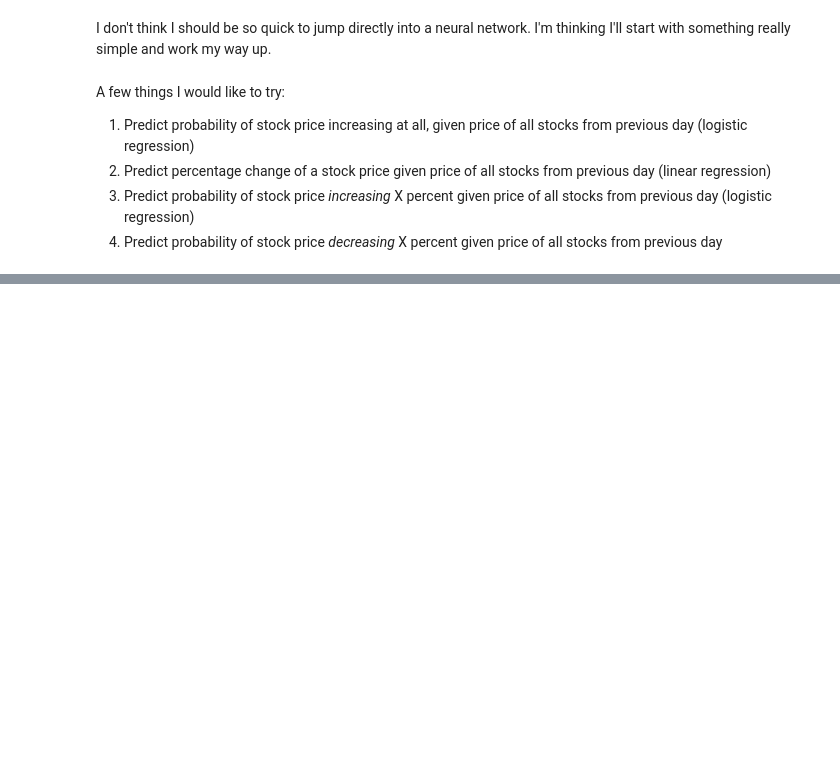
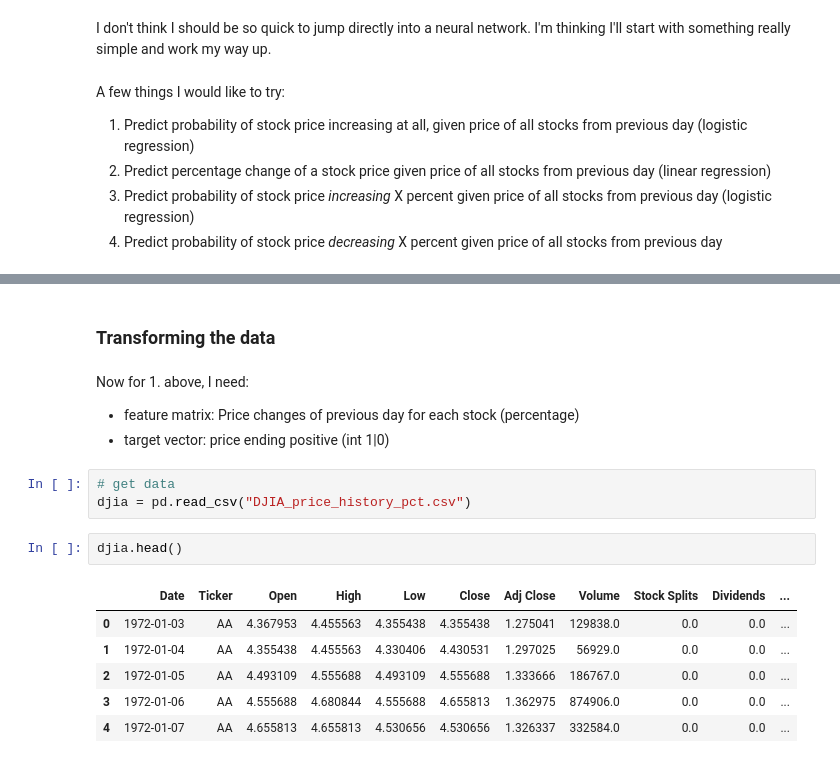
Before and after one commit to zdravoj/stock-bot, a Jupyter notebook: trading_sandbox.ipynb, the cells around one changed output, grey strips where cells are left out. Drawn from its saved outputs; the diff is of its cells as text; blank space fills up the shorter version.

```diff
--- a/trading_sandbox.ipynb
+++ b/trading_sandbox.ipynb
@@ -527,0 +545,18 @@ plt.ylim(top=0.5)
+# %% [markdown]
+### Transforming the data
+# %% [markdown]
+Now for 1. above, I need:
+- feature matrix: Price changes of previous day for each stock (percentage)
+- target vector: price ending positive (int 1|0)
+# %%
+# get data
+djia = pd.read_csv("DJIA_price_history_pct.csv")
+# %%
+djia.head()
+# %% [output]
+|  | Date | Ticker | Open | High | Low | Close | Adj Close | Volume | Stock Splits | Dividends | ... |
+| 0 | 1972-01-03 | AA | 4.367953 | 4.455563 | 4.355438 | 4.355438 | 1.275041 | 129838.0 | 0.0 | 0.0 | ... |
+| 1 | 1972-01-04 | AA | 4.355438 | 4.455563 | 4.330406 | 4.430531 | 1.297025 | 56929.0 | 0.0 | 0.0 | ... |
+| 2 | 1972-01-05 | AA | 4.493109 | 4.555688 | 4.493109 | 4.555688 | 1.333666 | 186767.0 | 0.0 | 0.0 | ... |
+| 3 | 1972-01-06 | AA | 4.555688 | 4.680844 | 4.555688 | 4.655813 | 1.362975 | 874906.0 | 0.0 | 0.0 | ... |
+| 4 | 1972-01-07 | AA | 4.655813 | 4.655813 | 4.530656 | 4.530656 | 1.326337 | 332584.0 | 0.0 | 0.0 | ... |
```
Also changed, not shown: parts of 13 cells of this notebook.
